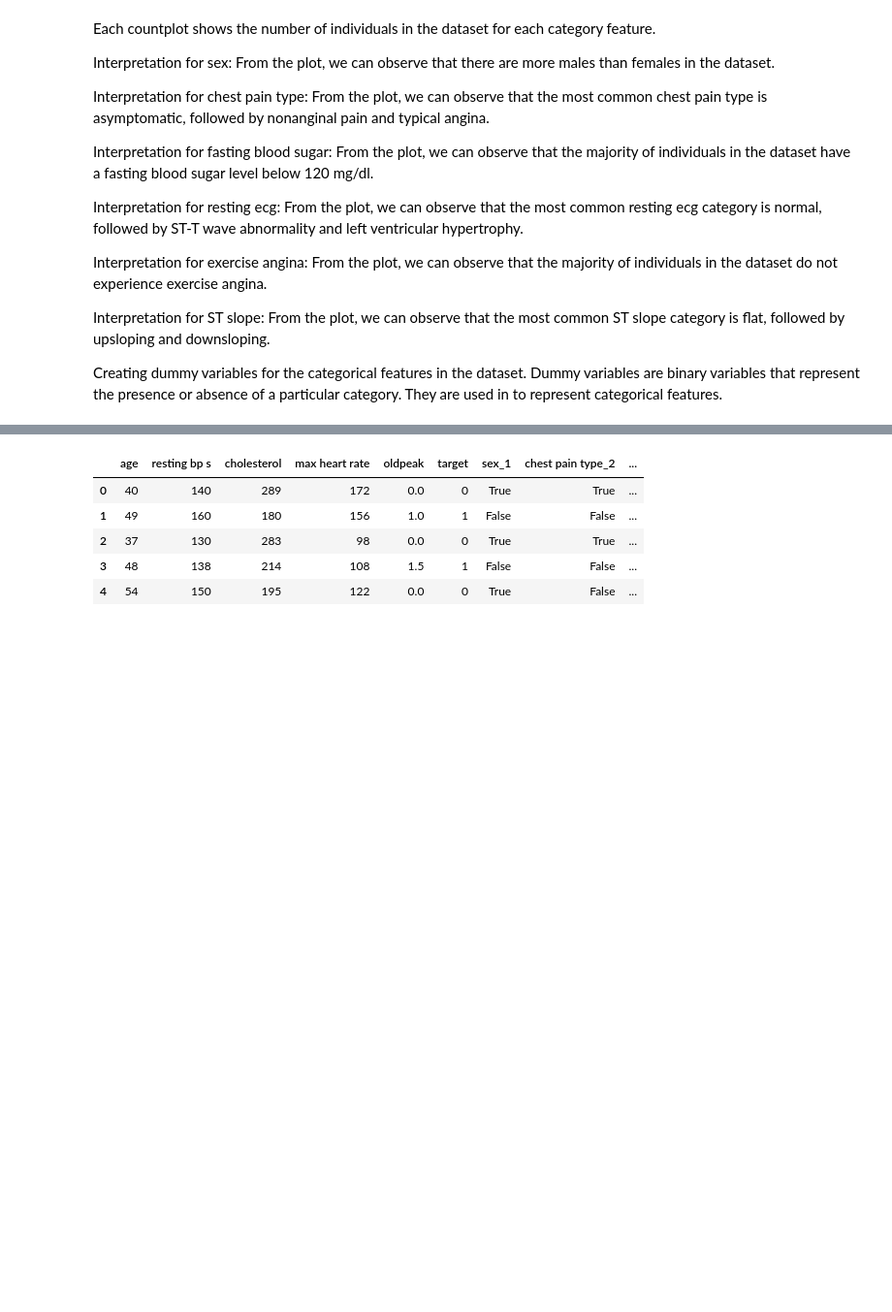
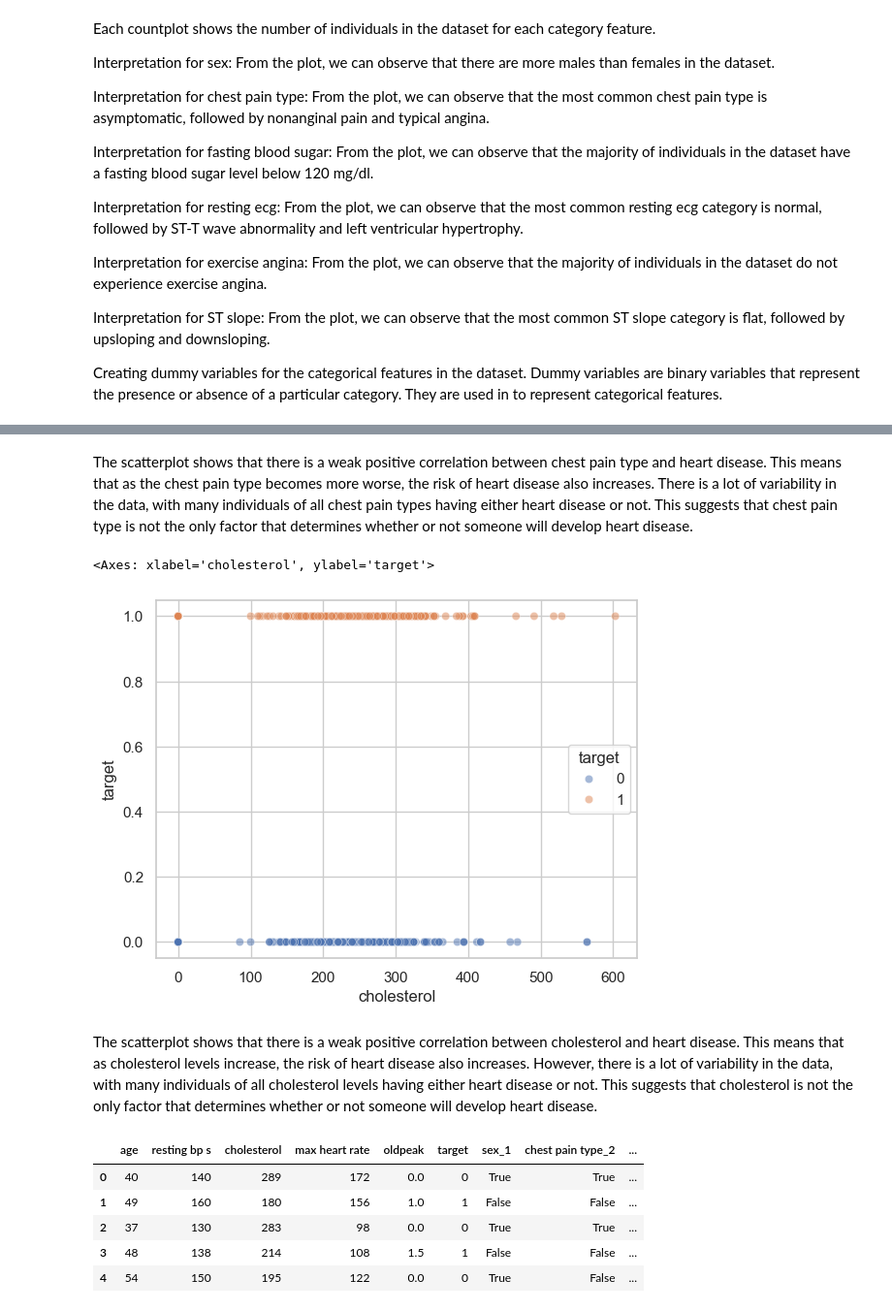
Before and after one commit to VCDN-2024/pdan8411-part-2-talia0404, a Jupyter notebook: PDAN Part 2 Version 3.ipynb, the cells around one changed output, grey strips where cells are left out. Shown at 97% size. Cells and saved outputs as stored; diff of their text form; code cells hidden in the pictures; blank space fills up the shorter version.

```diff
--- a/PDAN Part 2 Version 3.ipynb
+++ b/PDAN Part 2 Version 3.ipynb
@@ -377,3 +406,18 @@ Interpretation for resting ecg:
+# %% [markdown]
+The scatterplot shows that there is a weak positive correlation between chest pain type and heart disease.
+ This means that as the chest pain type becomes more worse, the risk of heart disease also increases.
+ There is a lot of variability in the data, with many individuals of all chest pain types having either heart disease or not.
+ This suggests that chest pain type is not the only factor that determines whether or not someone will develop heart disease.
+# %%
+sns.scatterplot(data=df, x= "cholesterol", y="target", hue="target", alpha=0.5)
+# %% [output]
+<Axes: xlabel='cholesterol', ylabel='target'>
+[figure, added]
+# %% [markdown]
+The scatterplot shows that there is a weak positive correlation between cholesterol and heart disease.
+This means that as cholesterol levels increase, the risk of heart disease also increases.
+ However, there is a lot of variability in the data, with many individuals of all cholesterol levels having either heart disease or not.
+ This suggests that cholesterol is not the only factor that determines whether or not someone will develop heart disease.
 # %%
 pre_df = pd.get_dummies(df,columns=['sex','chest pain type','fasting blood sugar','resting ecg','exercise angina','ST slope'],drop_first=True)
 
```
Also changed, not shown: parts of 8 cells of this notebook.
